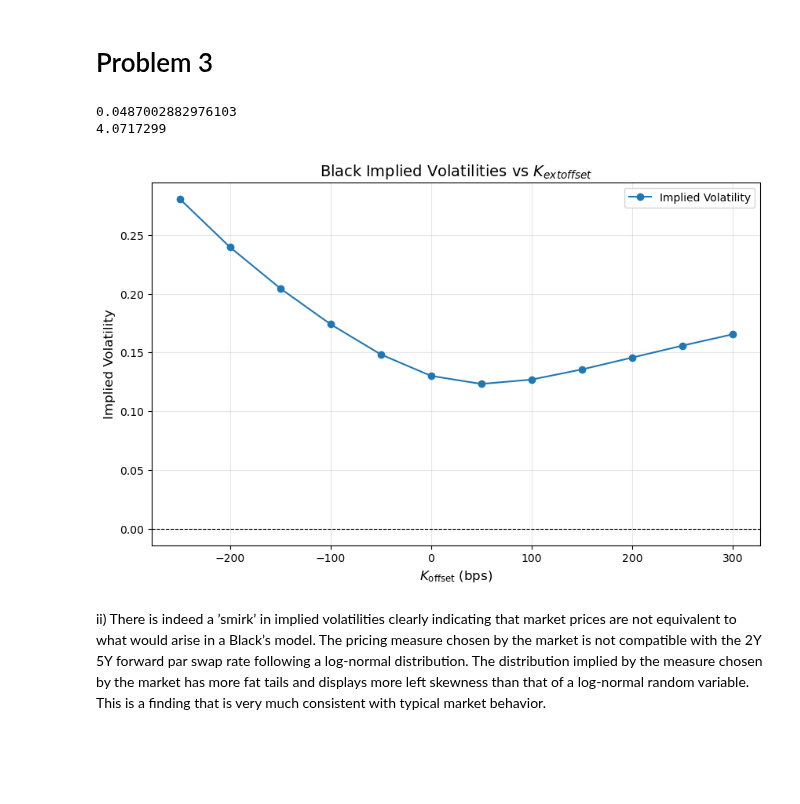
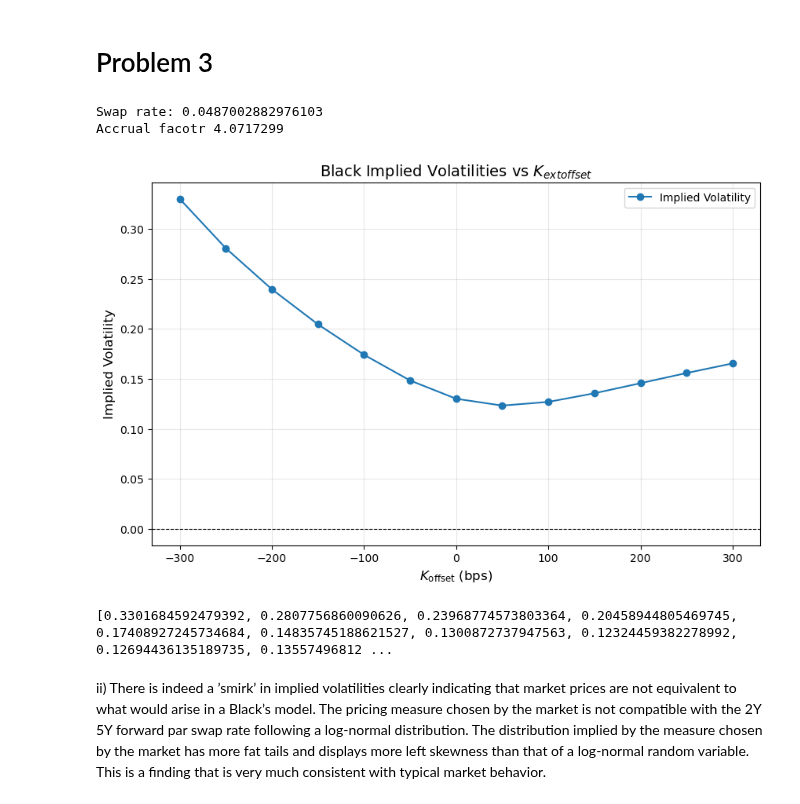
Before and after one commit to jhvander/Uni, a Jupyter notebook: 9. Sem/Fixed/Februar2023.ipynb, the cells around one changed output. Cells and saved outputs as stored; diff of their text form; code cells hidden in the pictures; blank space fills up the shorter version.

```diff
--- a/9. Sem/Fixed/Februar2023.ipynb
+++ b/9. Sem/Fixed/Februar2023.ipynb
@@ -217,42 +217,43 @@ Remember, that our numbers are reversed. Therefore, our rates has falling since
 # %%
 # 3a)
 
-T_3a = np.array([0.50, 1.00, 1.50, 2.00, 2.50, 3.00, 3.50, 4.00, 4.50, 5.00, 5.50, 6.00, 6.50, 7.00])
-ZCB_3a = np.array([0.98314916, 0.96478677, 0.94539738, 0.92535353, 0.90493951, 0.88437071, 0.86380916, 0.84337571, 0.8231596, 0.80322594, 0.78362142, 0.76437872, 0.74551992, 0.72705911])
+T_3a = np.array([0, 0.50, 1.00, 1.50, 2.00, 2.50, 3.00, 3.50, 4.00, 4.50, 5.00, 5.50, 6.00, 6.50, 7.00])
+ZCB_3a = np.array([1, 0.98314916, 0.96478677, 0.94539738, 0.92535353, 0.90493951, 0.88437071, 0.86380916, 0.84337571, 0.8231596, 0.80322594, 0.78362142, 0.76437872, 0.74551992, 0.72705911])
 offset = np.array([-300, -250, -200, -150, -100, -50, 0, 50, 100, 150, 200, 250, 300])
 pi_swap = np.array([0.12256859, 0.10253932, 0.08273803, 0.0633625, 0.04480655, 0.02793572, 0.0145331, 0.00650867, 0.0030062, 0.00158778, 0.00094974, 0.00062285, 0.00043427])
 
 swap_rate_3a, acc_factor_3a = fid.swap_rate_from_zcb_prices(0,2,7,"semiannual", T_3a,ZCB_3a, "semiannual")
-print(swap_rate_3a)
-print(acc_factor_3a)
+print("Swap rate:", swap_rate_3a)
+print("Accrual facotr", acc_factor_3a)
 
-R_ATM = swap_rate_3a
-K = R_ATM + offset / 10000
+K = swap_rate_3a + offset / 10000
 
 black_iv = []
 # T here denotes the expiry of the option not the swap. I.e the start of the swap
 # R is the current swap rate
+# In this example, the initial value (iv0) should be changed
 for i, K_i in enumerate(K):
     C = pi_swap[i]  # Price of the swaption
-    implied_vol = fid.black_swaption_iv(C=C, T=2, K=K_i, S=acc_factor_3a, R=swap_rate_3a, type="call")
+    implied_vol = fid.black_swaption_iv(C=C, T=2, K=K_i, S=acc_factor_3a, R=swap_rate_3a, type="call", iv0 = 0.25)
     black_iv.append(implied_vol)
 
 plt.figure(figsize=(10, 6))
 plt.plot(offset, black_iv, marker='o', linestyle='-', label='Implied Volatility')
-
 # Add labels and title
 plt.xlabel(r"$K_{\text{offset}}$ (bps)", fontsize=12)
 plt.ylabel("Implied Volatility", fontsize=12)
 plt.title("Black Implied Volatilities vs $K_{\text{offset}}$", fontsize=14)
 plt.axhline(y=0, color='black', linewidth=0.8, linestyle='--')
 plt.grid(alpha=0.3)
 plt.legend()
 
 # Show the plot
 plt.show()
+print(black_iv)
 # %% [output]
-0.0487002882976103
-4.0717299
+Swap rate: 0.0487002882976103
+Accrual facotr 4.0717299
-[figure, old version]
+[figure, new version]
+[0.3301684592479392, 0.2807756860090626, 0.23968774573803364, 0.20458944805469745, 0.17408927245734684, 0.14835745188621527, 0.1300872737947563, 0.12324459382278992, 0.12694436135189735, 0.13557496812 ...
 # %% [markdown]
 ii) There is indeed a ’smirk’ in implied volatilities clearly indicating that market prices are not equivalent to what would arise in a Black’s model. The pricing measure chosen by the market is not compatible with the 2Y 5Y forward par swap rate following a log-normal distribution. The distribution implied by the measure chosen by the market has more fat tails and displays more left skewness than that of a log-normal random variable. This is a finding that is very much consistent with typical market behavior.
```
Also changed, not shown: parts of 7 cells of this notebook, 1 other file.
